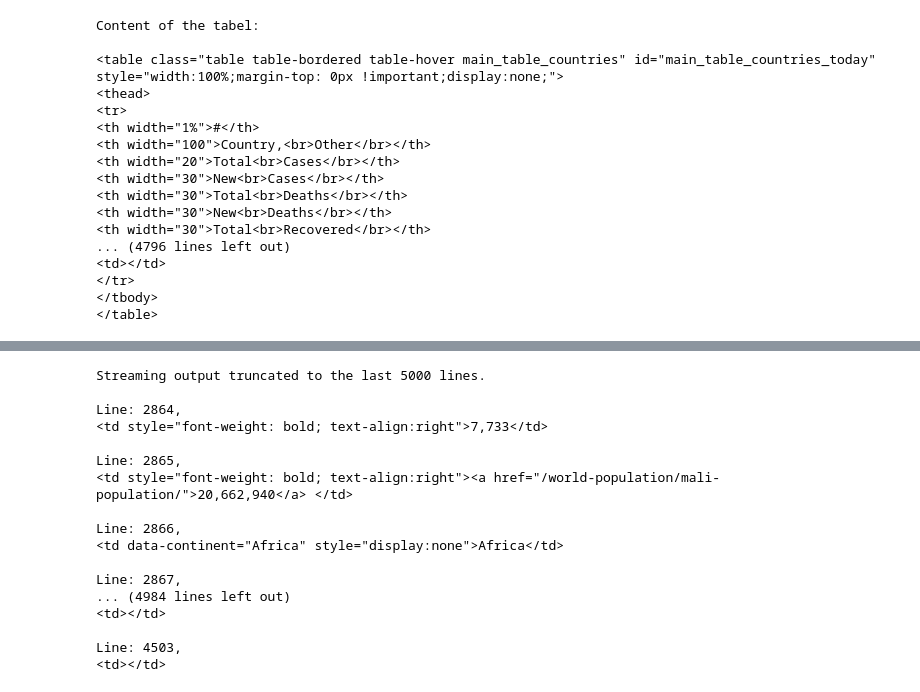
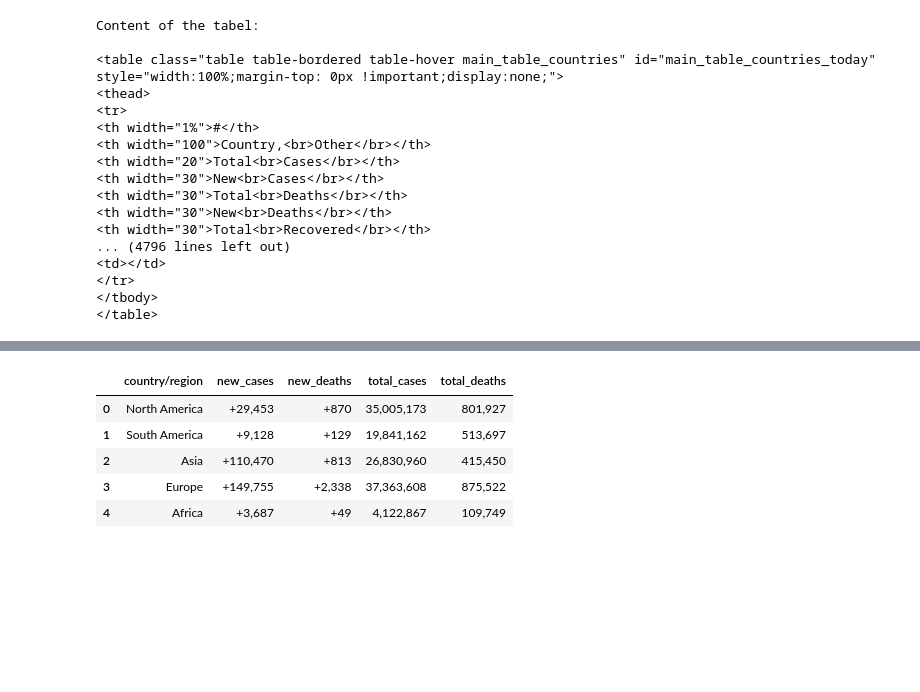
Before and after one commit to iiabdulrazak/silver-scraper, a Jupyter notebook: silver_scraper.ipynb, the cells around one changed output, grey strips where cells are left out. Saved outputs shown, nothing was run; the diff lists cells and outputs as text; code cells hidden in the pictures; blank space fills up the shorter version.

Commit message:
Solution: extracted needed data

```diff
--- a/silver_scraper.ipynb
+++ b/silver_scraper.ipynb
@@ -74,28 +84,3 @@ Content of the columns:
                                     text-align:right;"></td>, <td style="font-weight: bold; text-align:right">1</td>, <td style="font-weight: bold; text-align:right;"></td>, <td style="text-align:righ ...
                                     text-align:right;"></td>, <td style="font-weight: bold; text-align:right">85,289</td>, <td style="font-weight: bold; text-align:right;background-color:#c8e6c9; colo ...
 </td>, <td></td>, <td></td>]
-# %%
-data = []
-i = 0
-for item in content:
-  data.append(item.text.strip())
-  i+=1
-  print(f'Line: {i}, \n{item}\n')
-# %% [output]
-Streaming output truncated to the last 5000 lines.
-
-Line: 2864,
-<td style="font-weight: bold; text-align:right">7,733</td>
-
-Line: 2865,
-<td style="font-weight: bold; text-align:right"><a href="/world-population/mali-population/">20,662,940</a> </td>
-
-Line: 2866,
-<td data-continent="Africa" style="display:none">Africa</td>
-
-Line: 2867,
-... (4984 lines left out)
-<td></td>
-
-Line: 4503,
-<td></td>
@@ -101,0 +93,29 @@ Line: 4503,
+# %%
+#making interval when new row in table starts
+interval = data.index("USA") - data.index("World")
+#Populate lists for dictionary
+countries    = data[1::interval]
+new_cases    = data[3::interval]
+new_deaths   = data[5::interval]
+total_cases  = data[2::interval]
+total_deaths = data[4::interval]
+# %%
+#now we adding lists to covid_table dictionary
+#and we are ready to start manipulating and wrangling data!
+covid_tab = {"country/region": countries, "new_cases": new_cases, "new_deaths": new_deaths,
+             "total_cases": total_cases, "total_deaths": total_deaths}
+# %%
+#let us now convert the dict to a pandas dataframe,
+#then converting the dataframe into csv file!
+cov_data = pd.DataFrame.from_dict(covid_tab, orient='index')
+cov_data = cov_data.transpose()
+# %%
+#now let us see the data
+cov_data.head()
+# %% [output]
+|  | country/region | new_cases | new_deaths | total_cases | total_deaths |
+| 0 | North America | +29,453 | +870 | 35,005,173 | 801,927 |
+| 1 | South America | +9,128 | +129 | 19,841,162 | 513,697 |
+| 2 | Asia | +110,470 | +813 | 26,830,960 | 415,450 |
+| 3 | Europe | +149,755 | +2,338 | 37,363,608 | 875,522 |
+| 4 | Africa | +3,687 | +49 | 4,122,867 | 109,749 |
```
Also changed, not shown: parts of 8 cells of this notebook.
